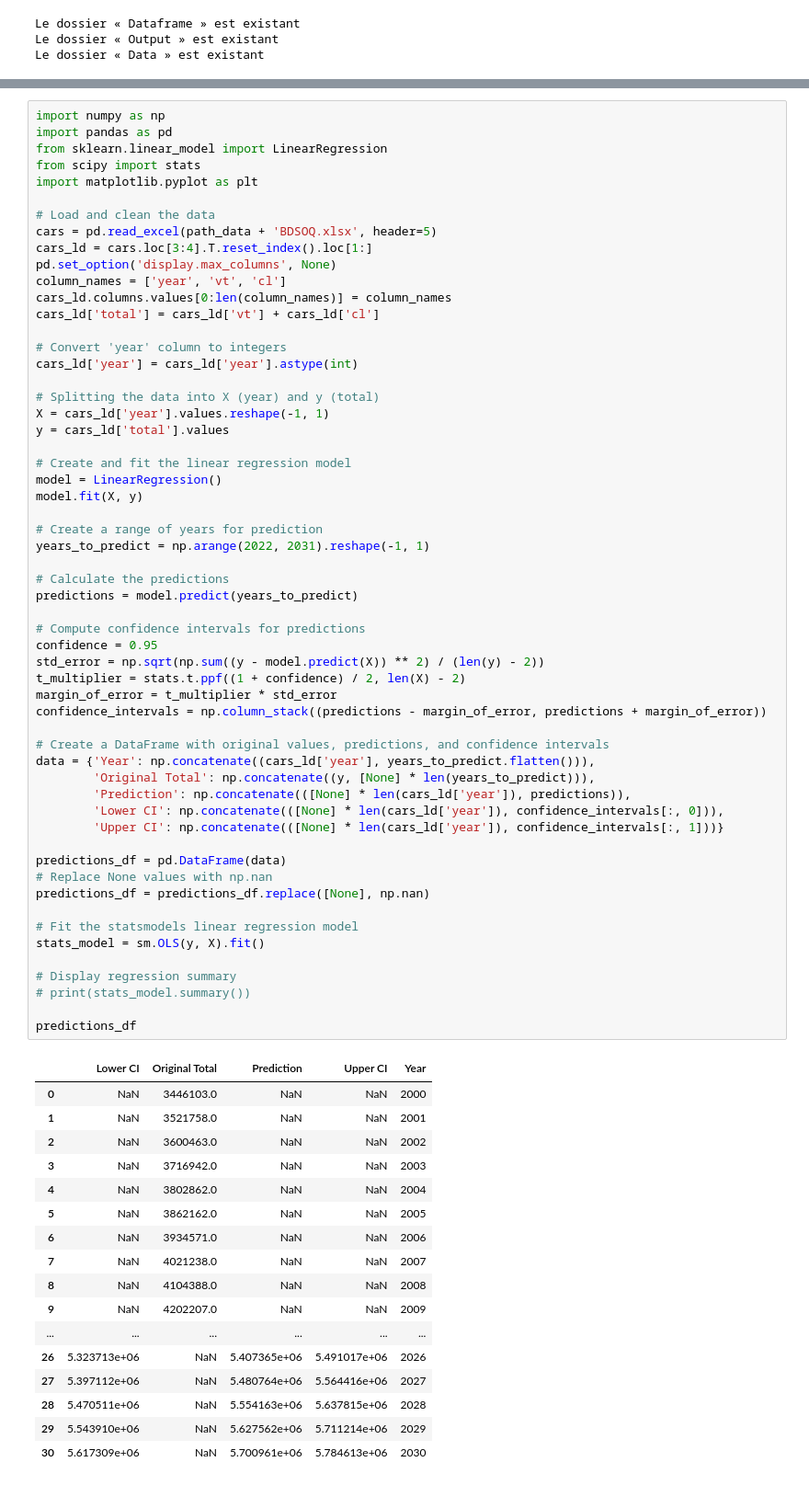
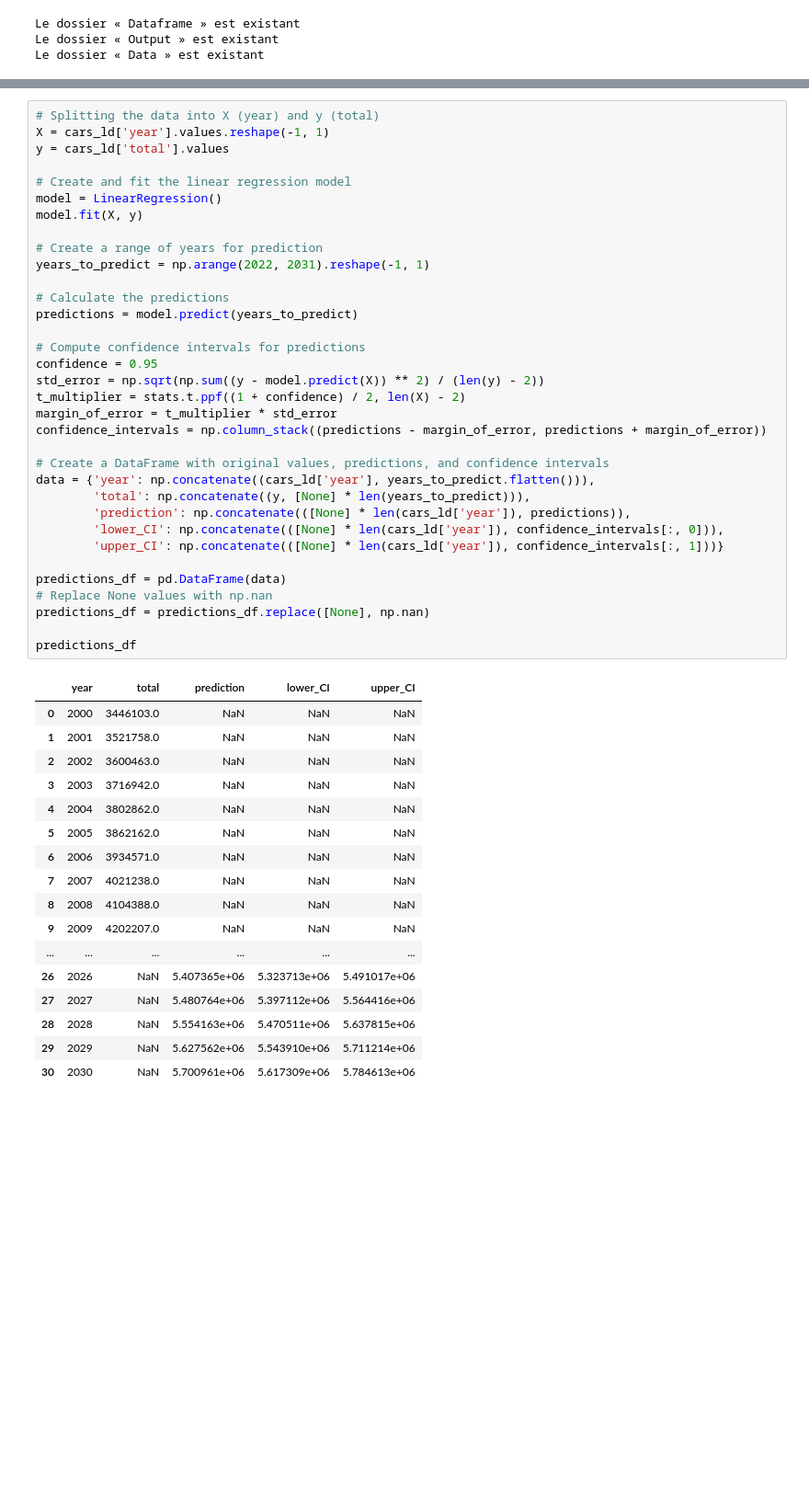
Before and after one commit to caseguin/car_stock_forecast, a Jupyter notebook: clean_saaq.ipynb, the cells around one changed output, grey strips where cells are left out. Shown: that part at 92% size. Saved outputs shown, nothing was run; the diff lists cells and outputs as text; blank space fills up the shorter version.

```diff
--- a/clean_saaq.ipynb
+++ b/clean_saaq.ipynb
@@ -110,75 +118,52 @@ plt.show()
 # %%
-import numpy as np
-import pandas as pd
-from sklearn.linear_model import LinearRegression
-from scipy import stats
-import matplotlib.pyplot as plt
-
-# Load and clean the data
-cars = pd.read_excel(path_data + 'BDSOQ.xlsx', header=5)
-cars_ld = cars.loc[3:4].T.reset_index().loc[1:]
-pd.set_option('display.max_columns', None)
-column_names = ['year', 'vt', 'cl']
-cars_ld.columns.values[0:len(column_names)] = column_names
-cars_ld['total'] = cars_ld['vt'] + cars_ld['cl']
-
-# Convert 'year' column to integers
-cars_ld['year'] = cars_ld['year'].astype(int)
-
 # Splitting the data into X (year) and y (total)
 X = cars_ld['year'].values.reshape(-1, 1)
 y = cars_ld['total'].values
 
 # Create and fit the linear regression model
 model = LinearRegression()
 model.fit(X, y)
 
 # Create a range of years for prediction
 years_to_predict = np.arange(2022, 2031).reshape(-1, 1)
 
 # Calculate the predictions
 predictions = model.predict(years_to_predict)
 
 # Compute confidence intervals for predictions
 confidence = 0.95
 std_error = np.sqrt(np.sum((y - model.predict(X)) ** 2) / (len(y) - 2))
 t_multiplier = stats.t.ppf((1 + confidence) / 2, len(X) - 2)
 margin_of_error = t_multiplier * std_error
 confidence_intervals = np.column_stack((predictions - margin_of_error, predictions + margin_of_error))
 
 # Create a DataFrame with original values, predictions, and confidence intervals
-data = {'Year': np.concatenate((cars_ld['year'], years_to_predict.flatten())),
-        'Original Total': np.concatenate((y, [None] * len(years_to_predict))),
-        'Prediction': np.concatenate(([None] * len(cars_ld['year']), predictions)),
-        'Lower CI': np.concatenate(([None] * len(cars_ld['year']), confidence_intervals[:, 0])),
-        'Upper CI': np.concatenate(([None] * len(cars_ld['year']), confidence_intervals[:, 1]))}
+data = {'year': np.concatenate((cars_ld['year'], years_to_predict.flatten())),
+        'total': np.concatenate((y, [None] * len(years_to_predict))),
+        'prediction': np.concatenate(([None] * len(cars_ld['year']), predictions)),
+        'lower_CI': np.concatenate(([None] * len(cars_ld['year']), confidence_intervals[:, 0])),
+        'upper_CI': np.concatenate(([None] * len(cars_ld['year']), confidence_intervals[:, 1]))}
 
 predictions_df = pd.DataFrame(data)
 # Replace None values with np.nan
 predictions_df = predictions_df.replace([None], np.nan)
 
-# Fit the statsmodels linear regression model
-stats_model = sm.OLS(y, X).fit()
-
-# Display regression summary
-# print(stats_model.summary())
-
 predictions_df
 # %% [output]
-|  | Lower CI | Original Total | Prediction | Upper CI | Year |
-| 0 | NaN | 3446103.0 | NaN | NaN | 2000 |
-| 1 | NaN | 3521758.0 | NaN | NaN | 2001 |
-| 2 | NaN | 3600463.0 | NaN | NaN | 2002 |
-| 3 | NaN | 3716942.0 | NaN | NaN | 2003 |
-| 4 | NaN | 3802862.0 | NaN | NaN | 2004 |
-| 5 | NaN | 3862162.0 | NaN | NaN | 2005 |
-| 6 | NaN | 3934571.0 | NaN | NaN | 2006 |
-| 7 | NaN | 4021238.0 | NaN | NaN | 2007 |
-| 8 | NaN | 4104388.0 | NaN | NaN | 2008 |
-| 9 | NaN | 4202207.0 | NaN | NaN | 2009 |
+|  | year | total | prediction | lower_CI | upper_CI |
+| 0 | 2000 | 3446103.0 | NaN | NaN | NaN |
+| 1 | 2001 | 3521758.0 | NaN | NaN | NaN |
+| 2 | 2002 | 3600463.0 | NaN | NaN | NaN |
+| 3 | 2003 | 3716942.0 | NaN | NaN | NaN |
+| 4 | 2004 | 3802862.0 | NaN | NaN | NaN |
+| 5 | 2005 | 3862162.0 | NaN | NaN | NaN |
+| 6 | 2006 | 3934571.0 | NaN | NaN | NaN |
+| 7 | 2007 | 4021238.0 | NaN | NaN | NaN |
+| 8 | 2008 | 4104388.0 | NaN | NaN | NaN |
+| 9 | 2009 | 4202207.0 | NaN | NaN | NaN |
 | ... | ... | ... | ... | ... | ... |
-| 26 | 5.323713e+06 | NaN | 5.407365e+06 | 5.491017e+06 | 2026 |
-| 27 | 5.397112e+06 | NaN | 5.480764e+06 | 5.564416e+06 | 2027 |
-| 28 | 5.470511e+06 | NaN | 5.554163e+06 | 5.637815e+06 | 2028 |
-| 29 | 5.543910e+06 | NaN | 5.627562e+06 | 5.711214e+06 | 2029 |
-| 30 | 5.617309e+06 | NaN | 5.700961e+06 | 5.784613e+06 | 2030 |
+| 26 | 2026 | NaN | 5.407365e+06 | 5.323713e+06 | 5.491017e+06 |
+| 27 | 2027 | NaN | 5.480764e+06 | 5.397112e+06 | 5.564416e+06 |
+| 28 | 2028 | NaN | 5.554163e+06 | 5.470511e+06 | 5.637815e+06 |
+| 29 | 2029 | NaN | 5.627562e+06 | 5.543910e+06 | 5.711214e+06 |
+| 30 | 2030 | NaN | 5.700961e+06 | 5.617309e+06 | 5.784613e+06 |
```
Also changed, not shown: parts of 15 cells of this notebook.
